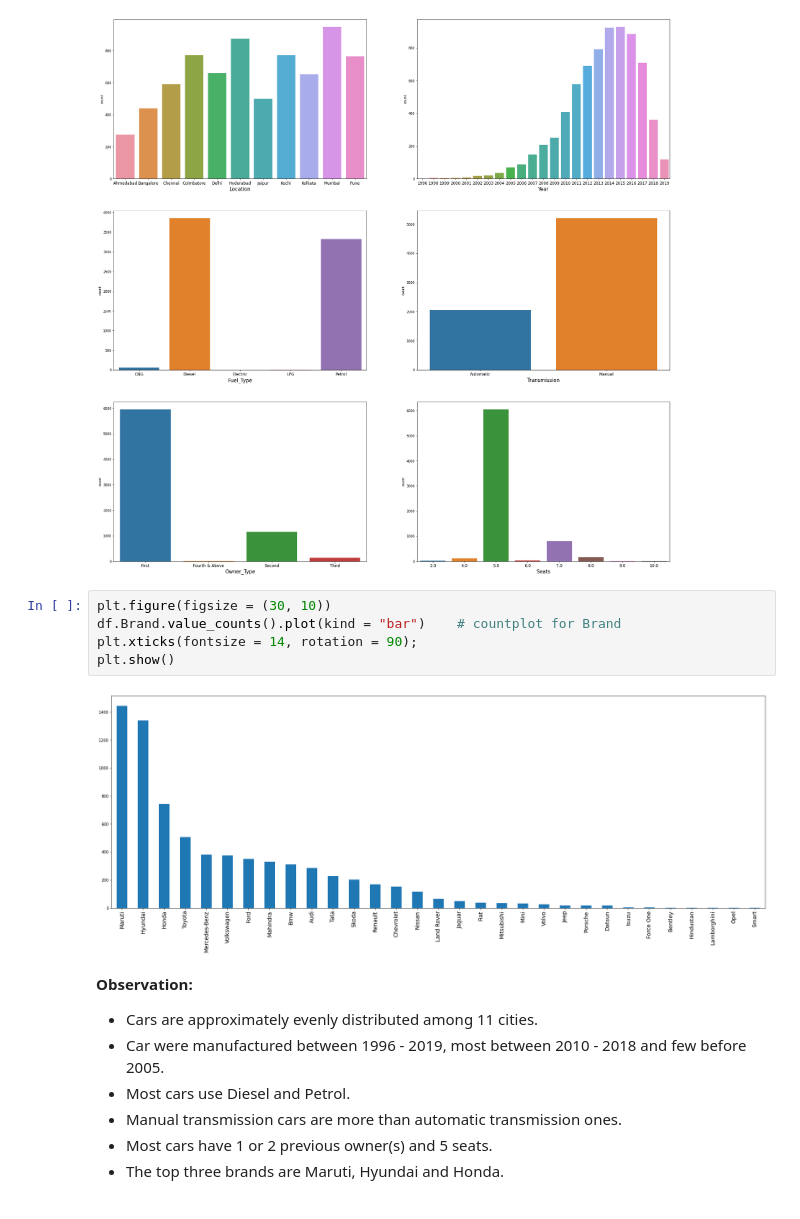
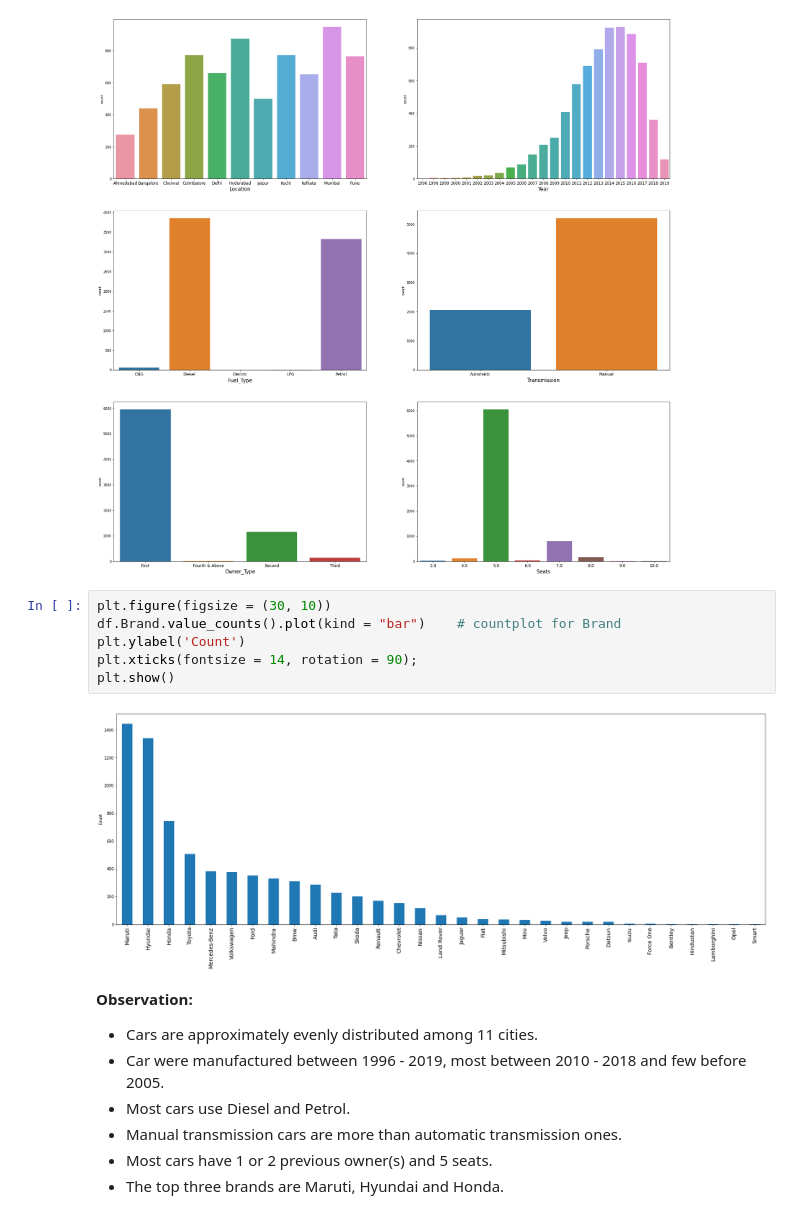
Before and after one commit to liangym2014/Data-science-and-machine-learning, a Jupyter notebook: 2.Cars4U_Project_Solution_Yanming.ipynb, the cells around one changed output. Saved outputs shown, nothing was run; the diff lists cells and outputs as text.

```diff
--- a/2.Cars4U_Project_Solution_Yanming.ipynb
+++ b/2.Cars4U_Project_Solution_Yanming.ipynb
@@ -437,10 +437,11 @@ for i, col in enumerate(categorical_columns[: -1]):  # categorical variables exc
 # %%
 plt.figure(figsize = (30, 10))
 df.Brand.value_counts().plot(kind = "bar")    # countplot for Brand
+plt.ylabel('Count')
 plt.xticks(fontsize = 14, rotation = 90);
 plt.show()
 # %% [output]
-[figure, old version]
+[figure, new version]
 # %% [markdown]
 **Observation:**
 - Cars are approximately evenly distributed among 11 cities.
```
Also changed, not shown: parts of 49 cells of this notebook.
